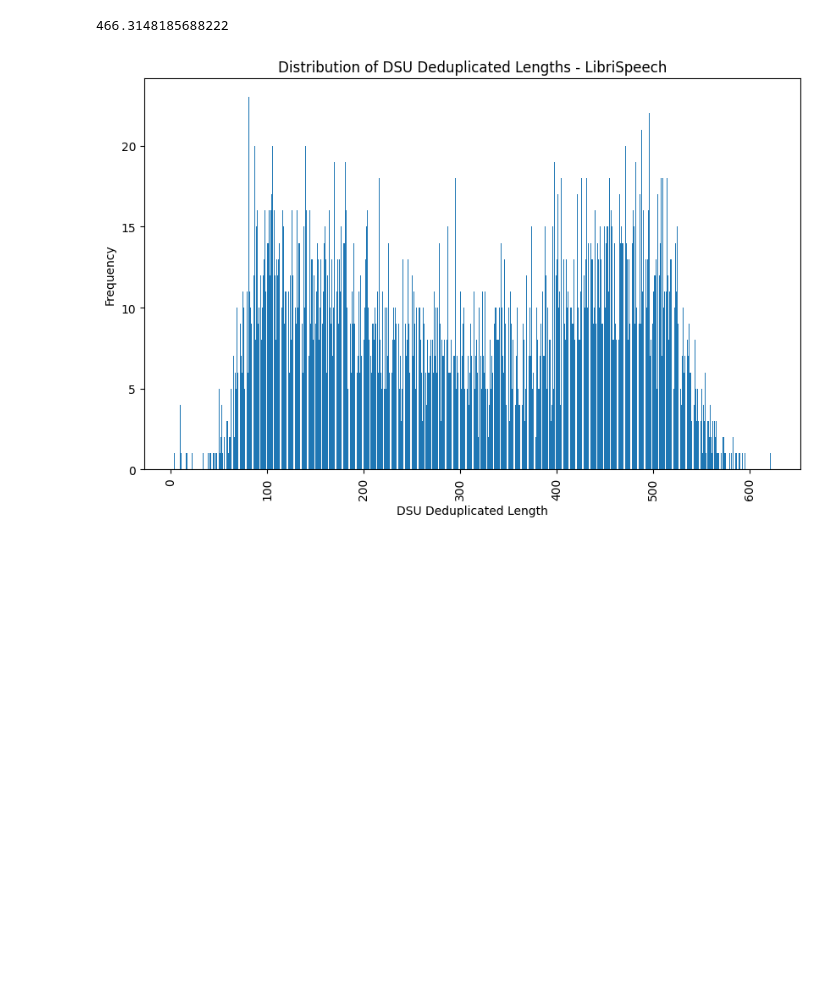
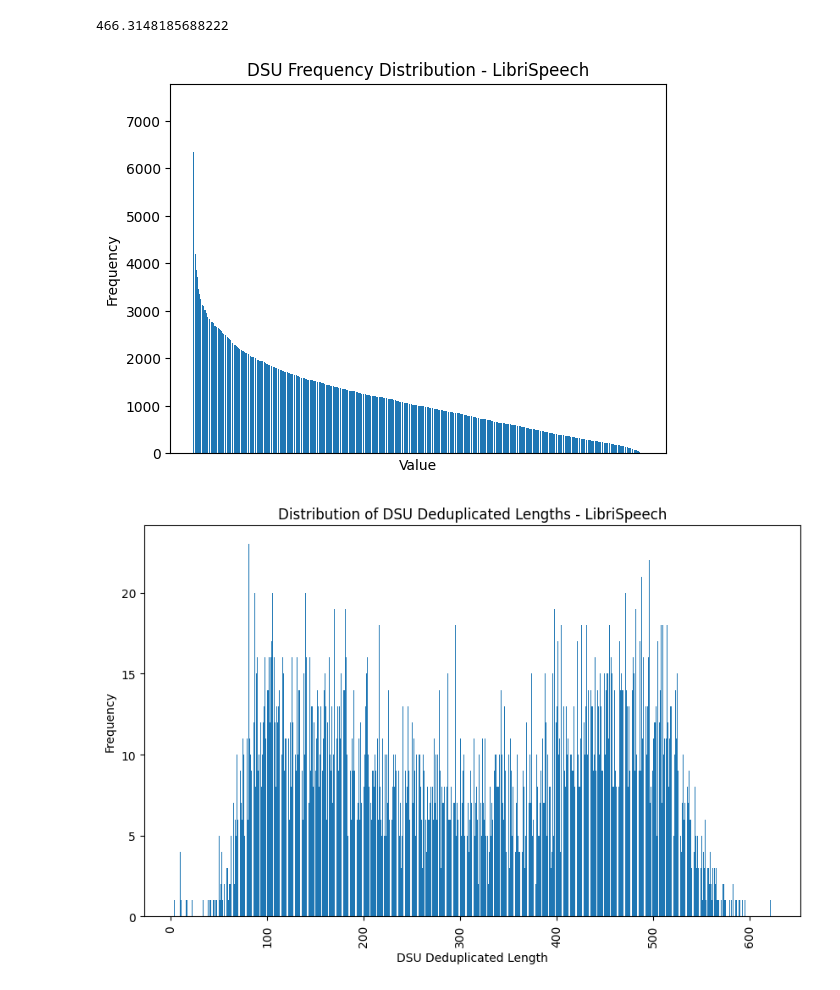
Before and after one commit to Kshitij-Ambilduke/DSU-Speaker-Recognition, a Jupyter notebook: data_exploration.ipynb, the cells around one changed output. Saved outputs shown, nothing was run; the diff lists cells and outputs as text; code cells hidden in the pictures; blank space fills up the shorter version.

Commit message:
Modified readme files and added DSU freq distribution

```diff
--- a/data_exploration.ipynb
+++ b/data_exploration.ipynb
@@ -7,7 +9,8 @@ from itertools import groupby
 # %% [markdown]
 ## Data Preparation
 # %%
-REPO_ROOT = '/home/liskasi/Projects/Speaker-recognition'
+REPO_ROOT = os.path.abspath('')
+
 VCTK_DATASET = 'VCTK'
 LS_DATASET = 'LibriSpeech'
 # %%
@@ -129,6 +93,27 @@ plt.show()
 np.mean(ls_dsu_lengths.values)
 # %% [output]
 466.3148185688222
+# %%
+def plot_dsu_frequency_distribution(data, column, dataset_name):
+    all_dsu = []
+    for dsu_string in data[column]:
+        numbers = [int(num) for num in dsu_string.strip().split()]
+        all_dsu.extend(numbers)
+
+    frequency = Counter(all_dsu)
+
+    count_df = pd.DataFrame(frequency.items(), columns=[column, 'Count']).sort_values(by='Count', ascending=False)
+
+    plt.bar(count_df[column].astype(str), count_df['Count'])
+    plt.title(f'{column} Frequency Distribution - {dataset_name}')
+    plt.xlabel('Value')
+    plt.ylabel('Frequency')
+    plt.xticks([])
+    plt.show()
+# %%
+plot_dsu_frequency_distribution(ls_data, 'DSU', 'LibriSpeech')
+# %% [output]
+[figure, added]
 # %%
 ls_dsu_deduplicated_lengths = ls_data['DSU_deduplicated'].str.split().str.len()
 ls_length_dsu_deduplicated_counts = ls_dsu_deduplicated_lengths.value_counts().sort_values(ascending=False)
```
Also changed, not shown: parts of 7 cells of this notebook, 5 other files.
